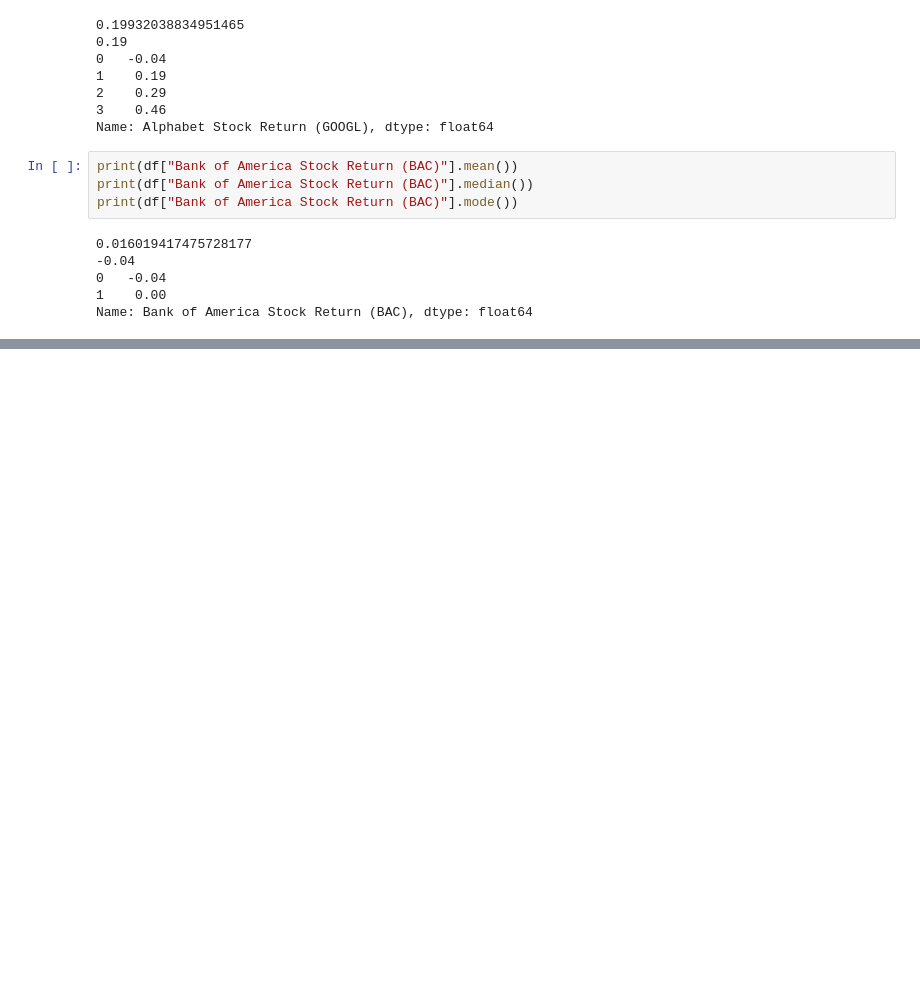
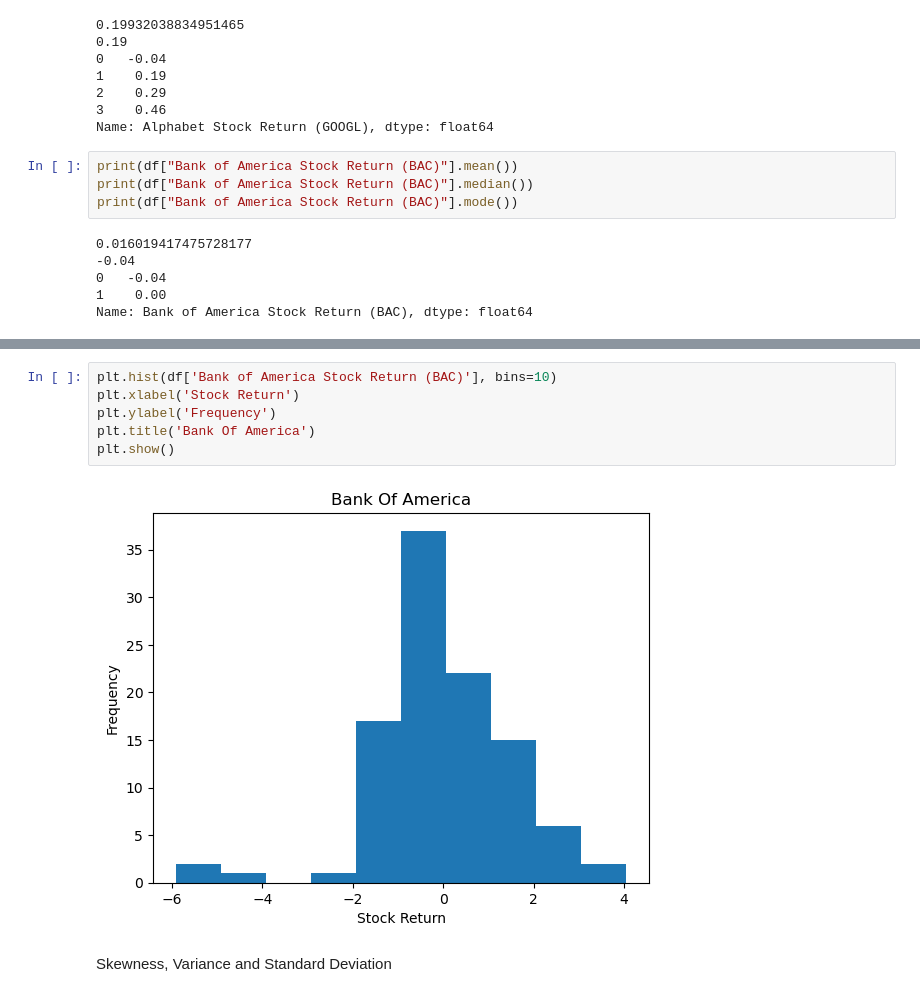
Before and after one commit to Sua95/textworks_stats, a Jupyter notebook: Untitled.ipynb, the cells around one changed output, grey strips where cells are left out. Saved outputs shown, nothing was run; the diff lists cells and outputs as text; blank space fills up the shorter version.

```diff
--- a/Untitled.ipynb
+++ b/Untitled.ipynb
@@ -64,0 +83,10 @@ Name: Bank of America Stock Return (BAC), dtype: float64
+# %%
+plt.hist(df['Bank of America Stock Return (BAC)'], bins=10)
+plt.xlabel('Stock Return')
+plt.ylabel('Frequency')
+plt.title('Bank Of America')
+plt.show()
+# %% [output]
+[figure, added]
+# %% [markdown]
+Skewness, Variance and Standard Deviation
```
Also changed, not shown: parts of 10 cells of this notebook.
